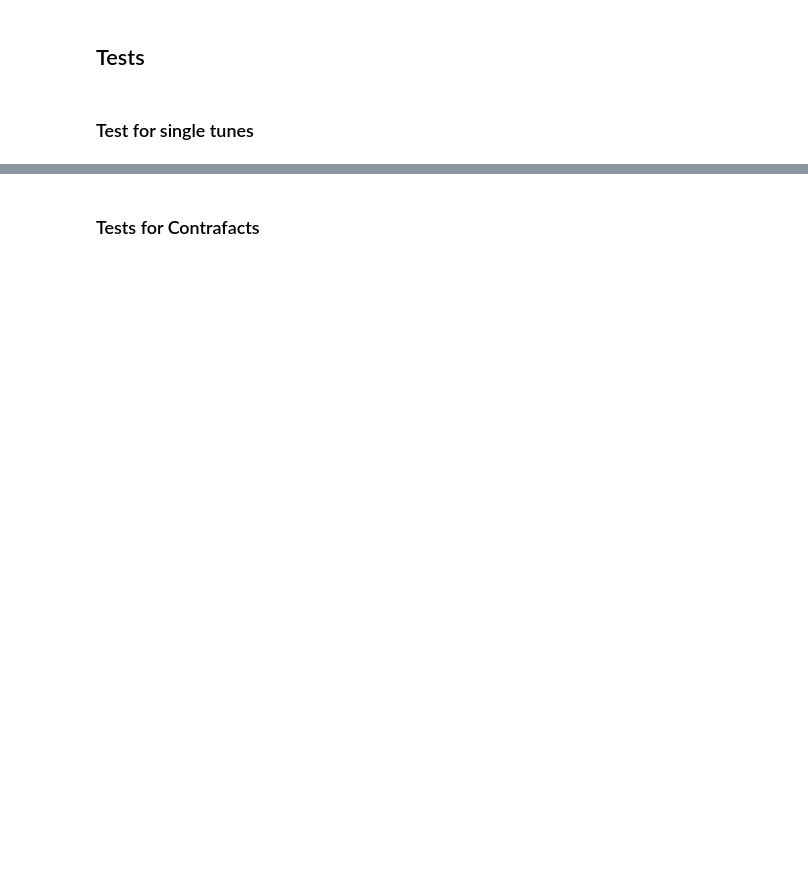
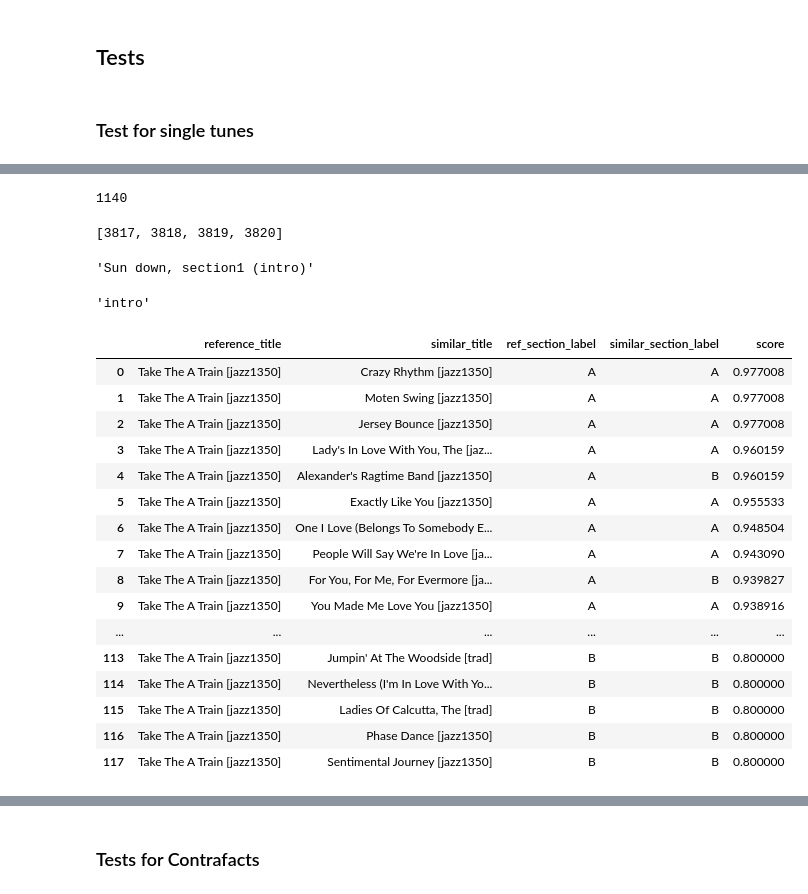
Before and after one commit to 11doris/jazz-tunes-similarity, a Jupyter notebook: colab_g_recommender_score.ipynb, the cells around one changed output, grey strips where cells are left out. Drawn from its saved outputs; the diff is of its cells as text; code cells hidden in the pictures; blank space fills up the shorter version.

```diff
--- a/colab_g_recommender_score.ipynb
+++ b/colab_g_recommender_score.ipynb
@@ -1077,6 +1067,57 @@ fig = px.histogram(df_sim, x="score", nbins=50, title='LSI Scores')
 fig.show()
 # %% [output]
 [interactive output not drawn]
+# %%
+title_to_titleid['Take The A Train [jazz1350]']
+# %% [output]
+1140
+# %%
+title_to_sectionid['Take The A Train [jazz1350]']
+# %% [output]
+[3817, 3818, 3819, 3820]
+# %%
+sectionid_to_section[3764]
+# %% [output]
+'Sun down, section1 (intro)'
+# %%
+sectionid_to_sectionlabel[3764]
+# %% [output]
+'intro'
+# %%
+foolish = (df_sim[df_sim['reference_titleid'] == 1140]
+           .reset_index()
+           .drop(columns=['reference_titleid',
+                          'ref_section',
+                          'ref_sectionid',
+                          'similar_titleid',
+                          'similar_section',
+                          'similar_sectionid',
+                          'index'])
+           .groupby(['reference_title', 'similar_title', 'ref_section_label', 'similar_section_label'])
+           .max('score')
+           .sort_values('score', ascending=False)
+           .reset_index()
+)
+
+foolish
+# %% [output]
+|  | reference_title | similar_title | ref_section_label | similar_section_label | score |
+| 0 | Take The A Train [jazz1350] | Crazy Rhythm [jazz1350] | A | A | 0.977008 |
+| 1 | Take The A Train [jazz1350] | Moten Swing [jazz1350] | A | A | 0.977008 |
+| 2 | Take The A Train [jazz1350] | Jersey Bounce [jazz1350] | A | A | 0.977008 |
+| 3 | Take The A Train [jazz1350] | Lady's In Love With You, The [jaz... | A | A | 0.960159 |
+| 4 | Take The A Train [jazz1350] | Alexander's Ragtime Band [jazz1350] | A | B | 0.960159 |
+| 5 | Take The A Train [jazz1350] | Exactly Like You [jazz1350] | A | A | 0.955533 |
+| 6 | Take The A Train [jazz1350] | One I Love (Belongs To Somebody E... | A | A | 0.948504 |
+| 7 | Take The A Train [jazz1350] | People Will Say We're In Love [ja... | A | A | 0.943090 |
+| 8 | Take The A Train [jazz1350] | For You, For Me, For Evermore [ja... | A | B | 0.939827 |
+| 9 | Take The A Train [jazz1350] | You Made Me Love You [jazz1350] | A | A | 0.938916 |
+| ... | ... | ... | ... | ... | ... |
+| 113 | Take The A Train [jazz1350] | Jumpin' At The Woodside [trad] | B | B | 0.800000 |
+| 114 | Take The A Train [jazz1350] | Nevertheless (I'm In Love With Yo... | B | B | 0.800000 |
+| 115 | Take The A Train [jazz1350] | Ladies Of Calcutta, The [trad] | B | B | 0.800000 |
+| 116 | Take The A Train [jazz1350] | Phase Dance [jazz1350] | B | B | 0.800000 |
+| 117 | Take The A Train [jazz1350] | Sentimental Journey [jazz1350] | B | B | 0.800000 |
 # %%
 if use_wandb:
   wandb.log({"scores_hist": fig})
```
Also changed, not shown: parts of 62 cells of this notebook.
